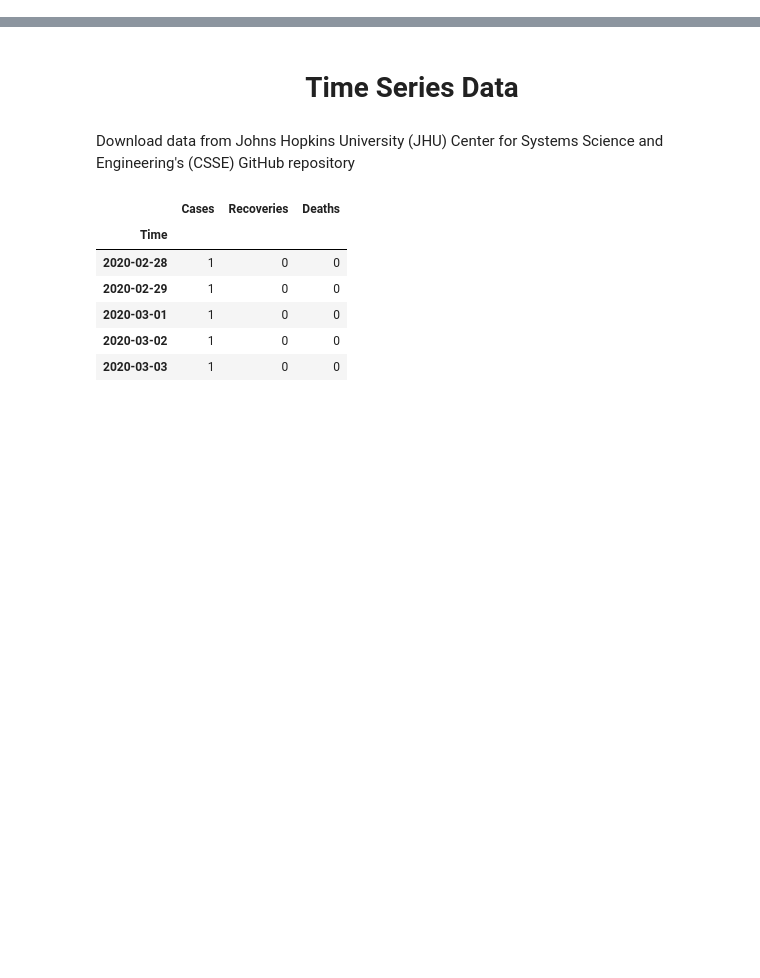
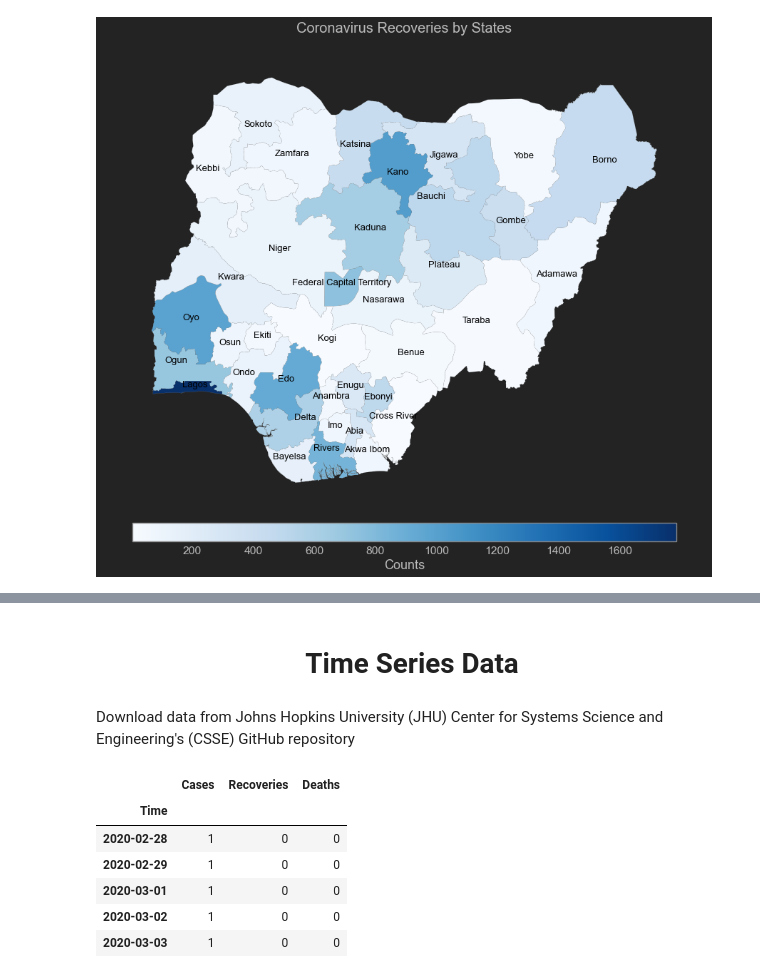
Before and after one commit to omotayo-alade/covid-19-nigeria, a Jupyter notebook: explore.ipynb, the cells around one changed output, grey strips where cells are left out. Drawn from its saved outputs; the diff is of its cells as text; code cells hidden in the pictures; blank space fills up the shorter version.

```diff
--- a/explore.ipynb
+++ b/explore.ipynb
@@ -136,0 +270,5 @@ visual(data, 'Deaths', 'YlGnBu')
+# %%
+# Plot geomap for recoveries
+visual(data, 'Recoveries', 'Blues')
+# %% [output]
+[figure, added]
```
Also changed, not shown: parts of 72 cells of this notebook, 7 other files.
